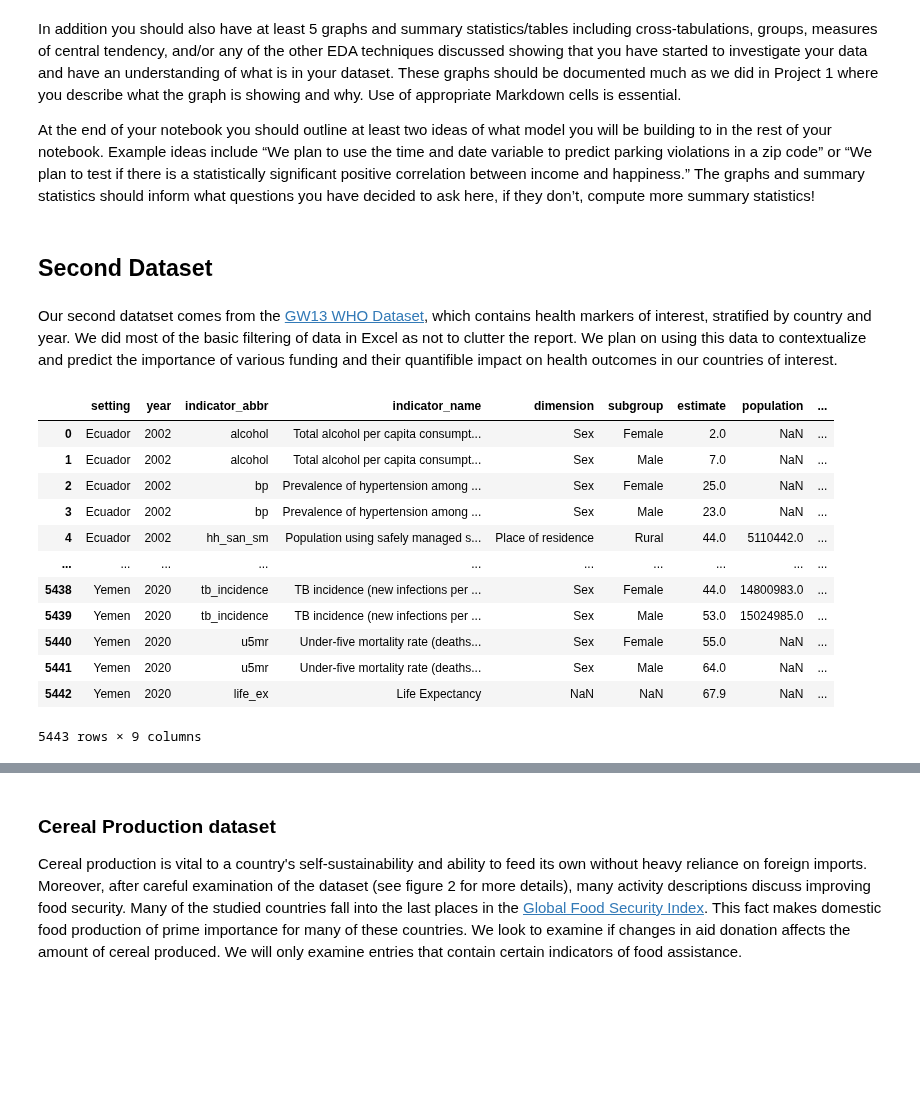
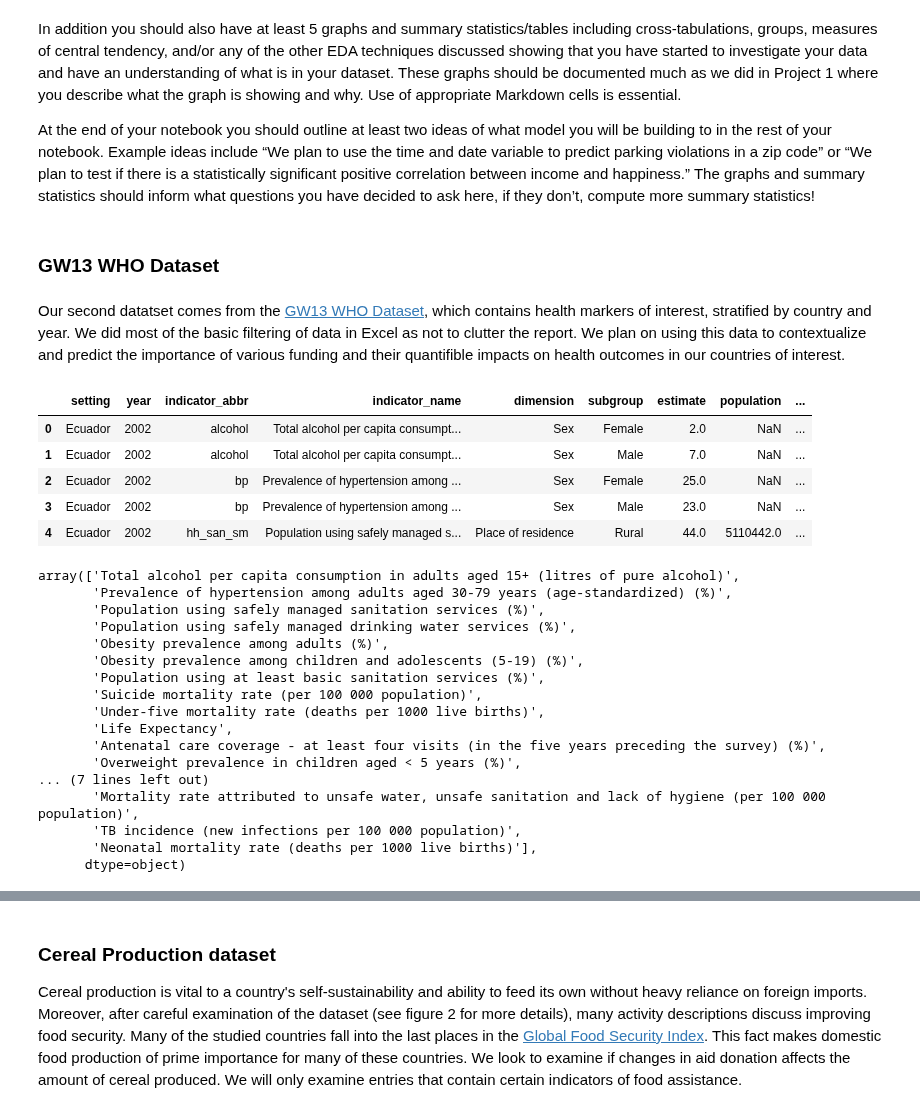
Before and after one commit to chriscallahan99/DataScience_Final_Project, a Jupyter notebook: DS_Milestone_1.ipynb, the cells around one changed output, grey strips where cells are left out. Saved outputs shown, nothing was run; the diff lists cells and outputs as text; code cells hidden in the pictures; blank space fills up the shorter version.

```diff
--- a/DS_Milestone_1.ipynb
+++ b/DS_Milestone_1.ipynb
@@ -268,23 +268,37 @@ In addition you should also have at least 5 graphs and summary statistics/tables
 
 At the end of your notebook you should outline at least two ideas of what model you will be building to in the rest of your notebook. Example ideas include “We plan to use the time and date variable to predict parking violations in a zip code” or “We plan to test if there is a statistically significant positive correlation between income and happiness.” The graphs and summary statistics should inform what questions you have decided to ask here, if they don’t, compute more summary statistics!
 # %% [markdown]
-## Second Dataset
+### GW13 WHO Dataset
 # %% [markdown]
-Our second datatset comes from the [GW13 WHO Dataset](https://www.who.int/data/inequality-monitor/data#PageContent_C160_Col00), which contains health markers of interest, stratified by country and year. We did most of the basic filtering of data in Excel as not to clutter the report. We plan on using this data to contextualize and predict the importance of various funding and their quantifible impact on health outcomes in our countries of interest.
+Our second datatset comes from the [GW13 WHO Dataset](https://www.who.int/data/inequality-monitor/data#PageContent_C160_Col00), which contains health markers of interest, stratified by country and year. We did most of the basic filtering of data in Excel as not to clutter the report. We plan on using this data to contextualize and predict the importance of various funding and their quantifible impacts on health outcomes in our countries of interest.
 # %%
 gw19_df = pd.read_excel(".." + slash_char + "WHO_datasets"+ slash_char + "GW19_2002_2020_filtered.xlsx")
-gw19_df
+gw19_df.head(5)
 # %% [output]
 |  | setting | year | indicator_abbr | indicator_name | dimension | subgroup | estimate | population | ... |
 | 0 | Ecuador | 2002 | alcohol | Total alcohol per capita consumpt... | Sex | Female | 2.0 | NaN | ... |
 | 1 | Ecuador | 2002 | alcohol | Total alcohol per capita consumpt... | Sex | Male | 7.0 | NaN | ... |
 | 2 | Ecuador | 2002 | bp | Prevalence of hypertension among ... | Sex | Female | 25.0 | NaN | ... |
 | 3 | Ecuador | 2002 | bp | Prevalence of hypertension among ... | Sex | Male | 23.0 | NaN | ... |
 | 4 | Ecuador | 2002 | hh_san_sm | Population using safely managed s... | Place of residence | Rural | 44.0 | 5110442.0 | ... |
-| ... | ... | ... | ... | ... | ... | ... | ... | ... | ... |
-| 5438 | Yemen | 2020 | tb_incidence | TB incidence (new infections per ... | Sex | Female | 44.0 | 14800983.0 | ... |
-| 5439 | Yemen | 2020 | tb_incidence | TB incidence (new infections per ... | Sex | Male | 53.0 | 15024985.0 | ... |
-| 5440 | Yemen | 2020 | u5mr | Under-five mortality rate (deaths... | Sex | Female | 55.0 | NaN | ... |
-| 5441 | Yemen | 2020 | u5mr | Under-five mortality rate (deaths... | Sex | Male | 64.0 | NaN | ... |
-| 5442 | Yemen | 2020 | life_ex | Life Expectancy | NaN | NaN | 67.9 | NaN | ... |
-5443 rows × 9 columns
+# %%
+# Here are the different indicators we have kept.
+display(gw19_df["indicator_name"].unique())
+# %% [output]
+array(['Total alcohol per capita consumption in adults aged 15+ (litres of pure alcohol)',
+       'Prevalence of hypertension among adults aged 30-79 years (age-standardized) (%)',
+       'Population using safely managed sanitation services (%)',
+       'Population using safely managed drinking water services (%)',
+       'Obesity prevalence among adults (%)',
+       'Obesity prevalence among children and adolescents (5-19) (%)',
+       'Population using at least basic sanitation services (%)',
+       'Suicide mortality rate (per 100 000 population)',
+       'Under-five mortality rate (deaths per 1000 live births)',
+       'Life Expectancy',
+       'Antenatal care coverage - at least four visits (in the five years preceding the survey) (%)',
+       'Overweight prevalence in children aged < 5 years (%)',
+... (7 lines left out)
+       'Mortality rate attributed to unsafe water, unsafe sanitation and lack of hygiene (per 100 000 population)',
+       'TB incidence (new infections per 100 000 population)',
+       'Neonatal mortality rate (deaths per 1000 live births)'],
+      dtype=object)
```
Also changed, not shown: parts of 10 cells of this notebook.
